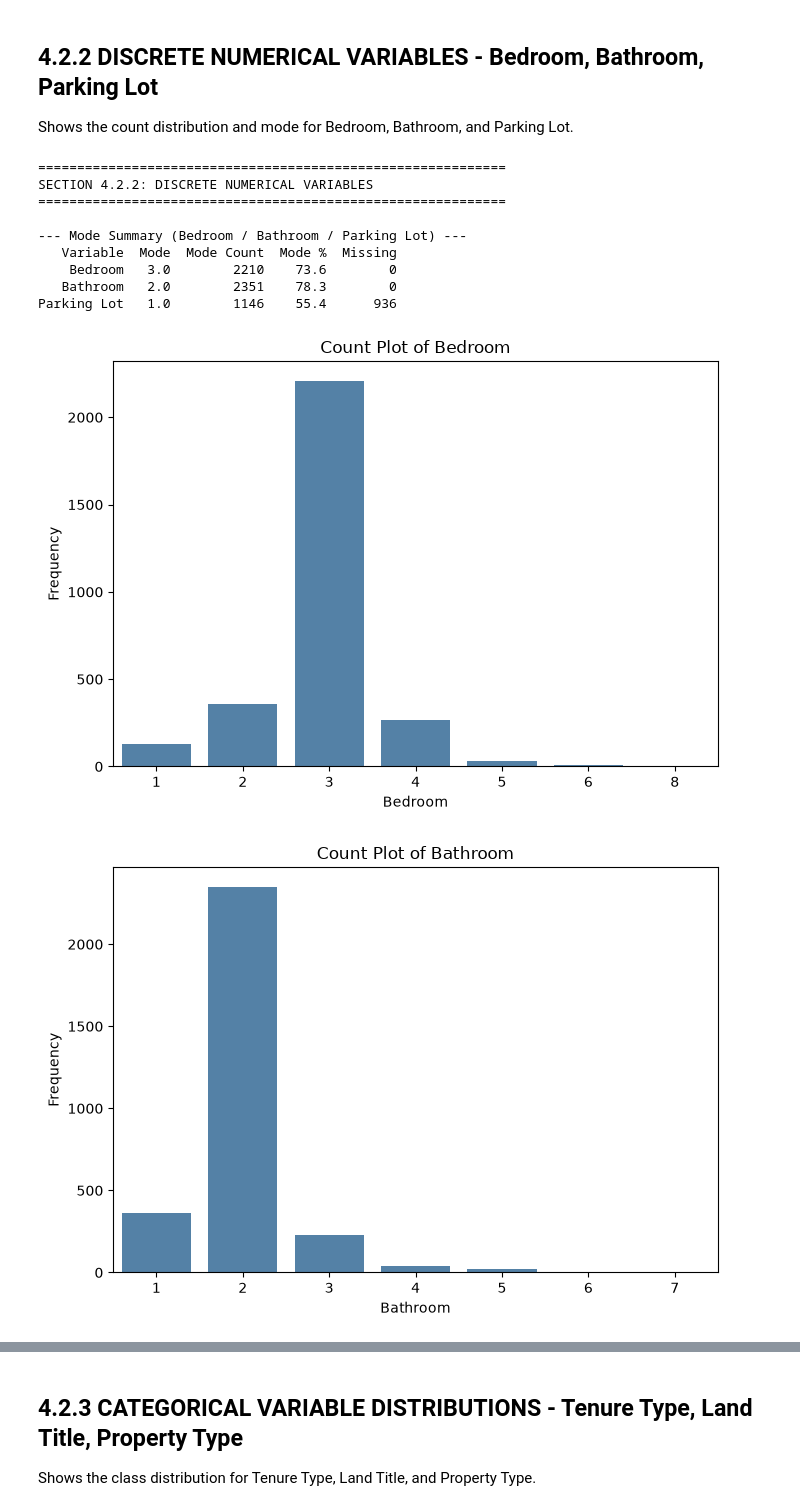
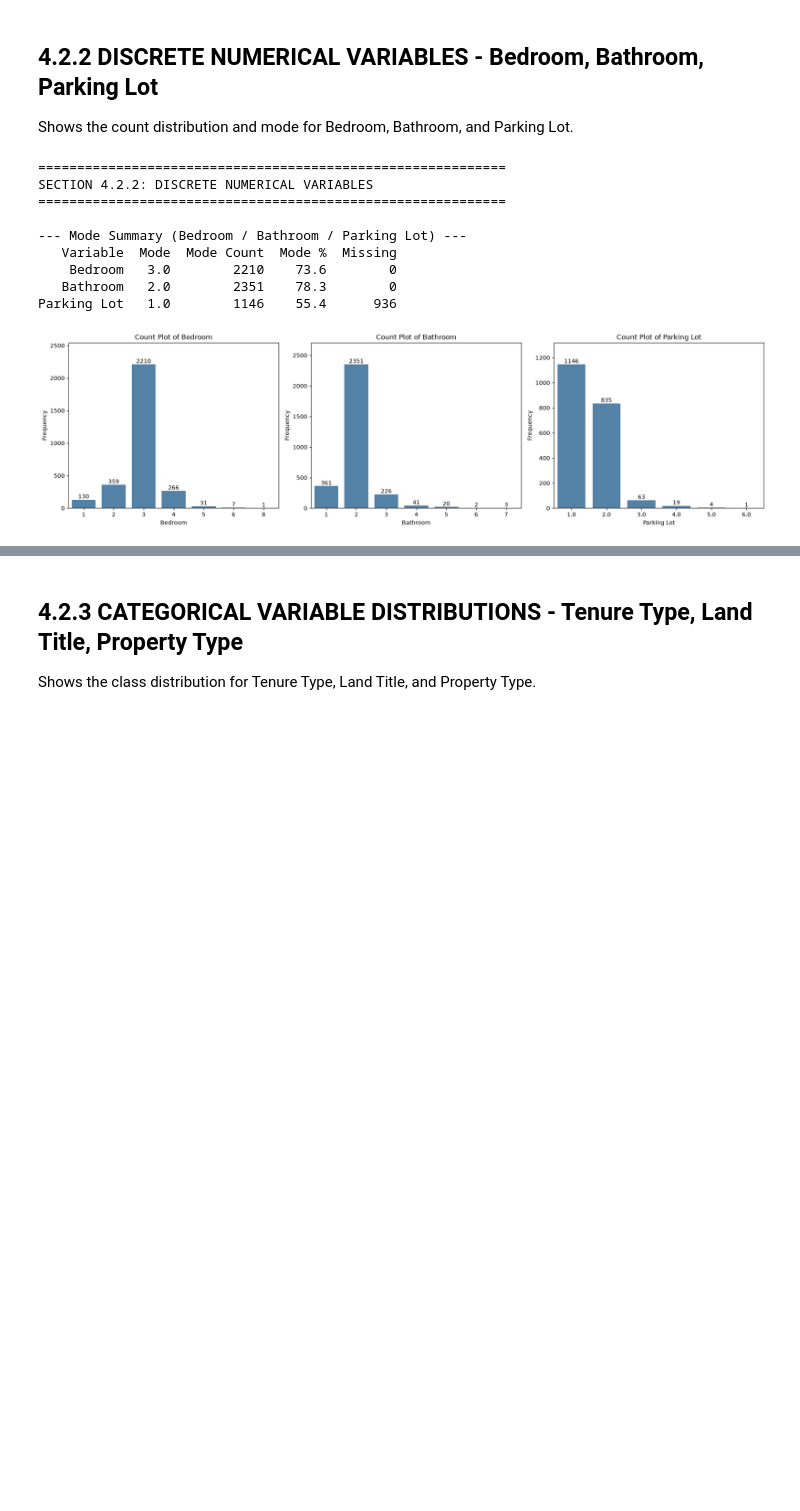
Before and after one commit to Lowzh5/Malaysian-Condominium-Prices-Data, a Jupyter notebook: src/eda.ipynb, the cells around one changed output, grey strips where cells are left out. Drawn from its saved outputs; the diff is of its cells as text; code cells hidden in the pictures; blank space fills up the shorter version.

```diff
--- a/src/eda.ipynb
+++ b/src/eda.ipynb
@@ -444,45 +436,45 @@ print("=" * 60)
 
 DISCRETE_VARS = ['Bedroom', 'Bathroom', 'Parking Lot']
 
-# --- Vertical bar plots (count plots) ---
-for var in DISCRETE_VARS:
+# --- Combined count plots (one row, one subplot per variable, single image) ---
+fig, axes = plt.subplots(1, len(DISCRETE_VARS), figsize=(6 * len(DISCRETE_VARS), 5))
+for ax, var in zip(axes, DISCRETE_VARS):
     counts = df[var].value_counts().sort_index()
-
-    plt.figure(figsize=(7, 5))
-    sns.countplot(x=df[var].dropna(), color='steelblue', order=counts.index)
-    plt.title(f'Count Plot of {var}')
-    plt.xlabel(var)
-    plt.ylabel('Frequency')
-    plt.tight_layout()
+    sns.countplot(x=df[var].dropna(), color='steelblue', order=counts.index, ax=ax)
+    ax.bar_label(ax.containers[0])
+    ax.set_ylim(0, counts.max() * 1.15)
+    ax.set_title(f'Count Plot of {var}')
+    ax.set_xlabel(var)
+    ax.set_ylabel('Frequency')
+plt.tight_layout()
 
 
 # --- Mode identification ---
 mode_rows = []
 for var in DISCRETE_VARS:
     s = df[var].dropna()
     mode_val = s.mode().iloc[0]          # first mode if multiple exist
     mode_count = (s == mode_val).sum()
     mode_pct = mode_count / len(s) * 100
     mode_rows.append({
         'Variable': var,
         'Mode': mode_val,
         'Mode Count': mode_count,
         'Mode %': round(mode_pct, 1),
         'Missing': df[var].isna().sum()
     })
 
 mode_table = pd.DataFrame(mode_rows)
 print("\n--- Mode Summary (Bedroom / Bathroom / Parking Lot) ---")
 print(mode_table.to_string(index=False))
 # %% [output]
 ============================================================
 SECTION 4.2.2: DISCRETE NUMERICAL VARIABLES
 ============================================================
 
 --- Mode Summary (Bedroom / Bathroom / Parking Lot) ---
    Variable  Mode  Mode Count  Mode %  Missing
     Bedroom   3.0        2210    73.6        0
    Bathroom   2.0        2351    78.3        0
 Parking Lot   1.0        1146    55.4      936
-[figure, old version]
+[figure, new version]
-[figure, removed]
```
Also changed, not shown: parts of 6 cells of this notebook, 8 other files.
